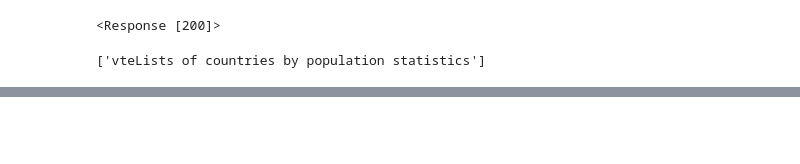
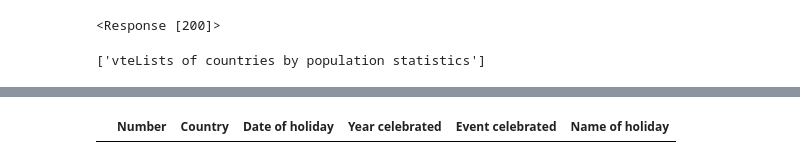
Before and after one commit to Sateesh110/Rep_Medium, a Jupyter notebook: A1_DataVisuals/A1_IndependenceDays.ipynb, the cells around one changed output, grey strips where cells are left out. Drawn from its saved outputs; the diff is of its cells as text; code cells hidden in the pictures; blank space fills up the shorter version.

```diff
--- a/A1_DataVisuals/A1_IndependenceDays.ipynb
+++ b/A1_DataVisuals/A1_IndependenceDays.ipynb
@@ -80,0 +327,5 @@ with open('output.csv', 'w') as csv_file:
+# %%
+page = urllib.request.urlopen(wiki)
+# %%
+#Parse the html in the 'page' variable, and store it in Beautiful Soup format
+soup = BeautifulSoup(page)
@@ -80,0 +391,3 @@ with open('output.csv', 'w') as csv_file:
+# %%
+right_table=soup.find('table', {"class":'wikitable sortable'})
+print(right_table)
@@ -80,0 +412,20 @@ with open('output.csv', 'w') as csv_file:
+# %%
+#Generate lists
+A=[]
+B=[]
+C=[]
+D=[]
+E=[]
+F=[]
+G=[]
+for row in right_table.findAll("tr"):
+    cells = row.findAll('td')
+    states=row.findAll('title') #To store second column data
+     if len(cells)==5: #Only extract table body not heading
+        A.append(cells[0].find(text=True))
+        B.append(states[0].find(text=True))
+        C.append(cells[1].find(text=True))
+        D.append(cells[2].find(text=True))
+        E.append(cells[3].find(text=True))
+        F.append(cells[4].find(text=True))
+        #G.append(cells[5].find(text=True))
@@ -80,0 +434,13 @@ with open('output.csv', 'w') as csv_file:
+# %%
+#import pandas to convert list to data frame
+import pandas as pd
+df=pd.DataFrame(A,columns=['Number'])
+df['Country']=B
+df['Date of holiday']=C
+df['Year celebrated']=D
+df['Event celebrated']=E
+df['Name of holiday']=F
+#df['Former_Capital']=G
+df
+# %% [output]
+|  | Number | Country | Date of holiday | Year celebrated | Event celebrated | Name of holiday |
```
Also changed, not shown: parts of 30 cells of this notebook, 2 other files.
